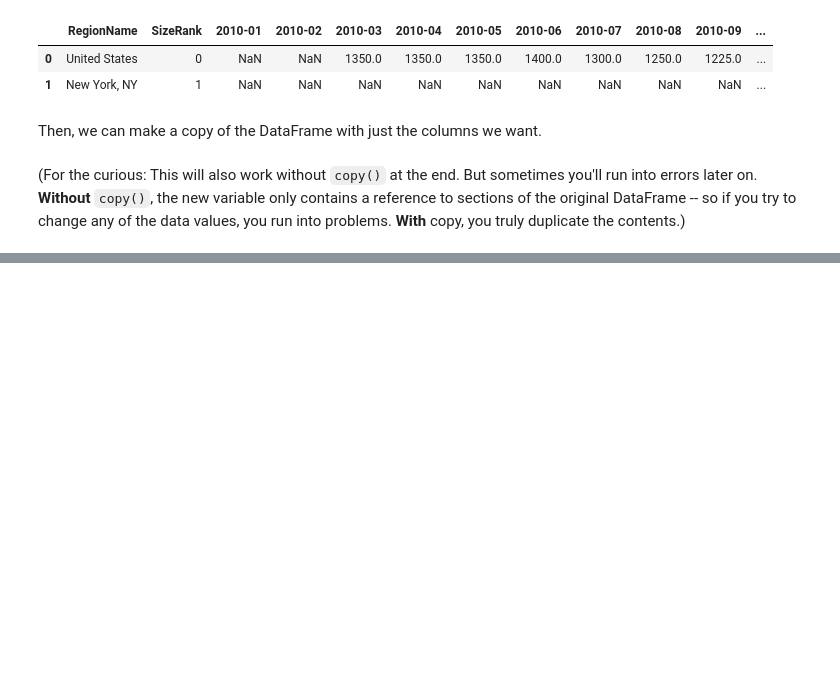
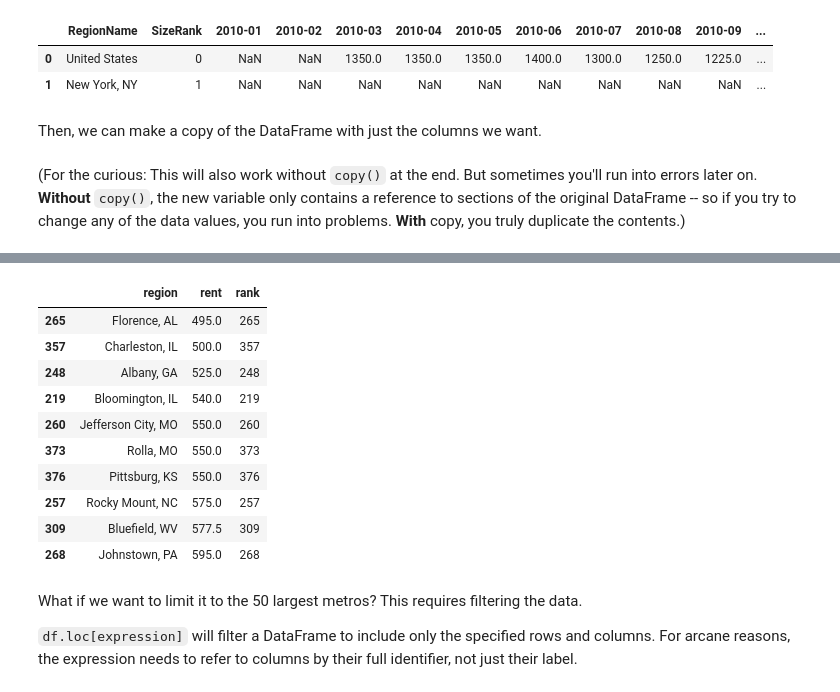
Before and after one commit to smmaurer/cp255, a Jupyter notebook: 02-pandas/pandas.ipynb, the cells around one changed output, grey strips where cells are left out. Saved outputs shown, nothing was run; the diff lists cells and outputs as text; code cells hidden in the pictures; blank space fills up the shorter version.

```diff
--- a/02-pandas/pandas.ipynb
+++ b/02-pandas/pandas.ipynb
@@ -152,0 +174,2 @@ rents.head()
+# %%
+pd.set_option("display.precision", 1)  # number of decimal places
@@ -152,0 +248,18 @@ rents.head()
+# %%
+rents.nsmallest(10, 'rent')
+# %% [output]
+|  | region | rent | rank |
+| 265 | Florence, AL | 495.0 | 265 |
+| 357 | Charleston, IL | 500.0 | 357 |
+| 248 | Albany, GA | 525.0 | 248 |
+| 219 | Bloomington, IL | 540.0 | 219 |
+| 260 | Jefferson City, MO | 550.0 | 260 |
+| 373 | Rolla, MO | 550.0 | 373 |
+| 376 | Pittsburg, KS | 550.0 | 376 |
+| 257 | Rocky Mount, NC | 575.0 | 257 |
+| 309 | Bluefield, WV | 577.5 | 309 |
+| 268 | Johnstown, PA | 595.0 | 268 |
+# %% [markdown]
+What if we want to limit it to the 50 largest metros? This requires filtering the data.
+
+`df.loc[expression]` will filter a DataFrame to include only the specified rows and columns. For arcane reasons, the expression needs to refer to columns by their full identifier, not just their label.
```
Also changed, not shown: parts of 31 cells of this notebook.
